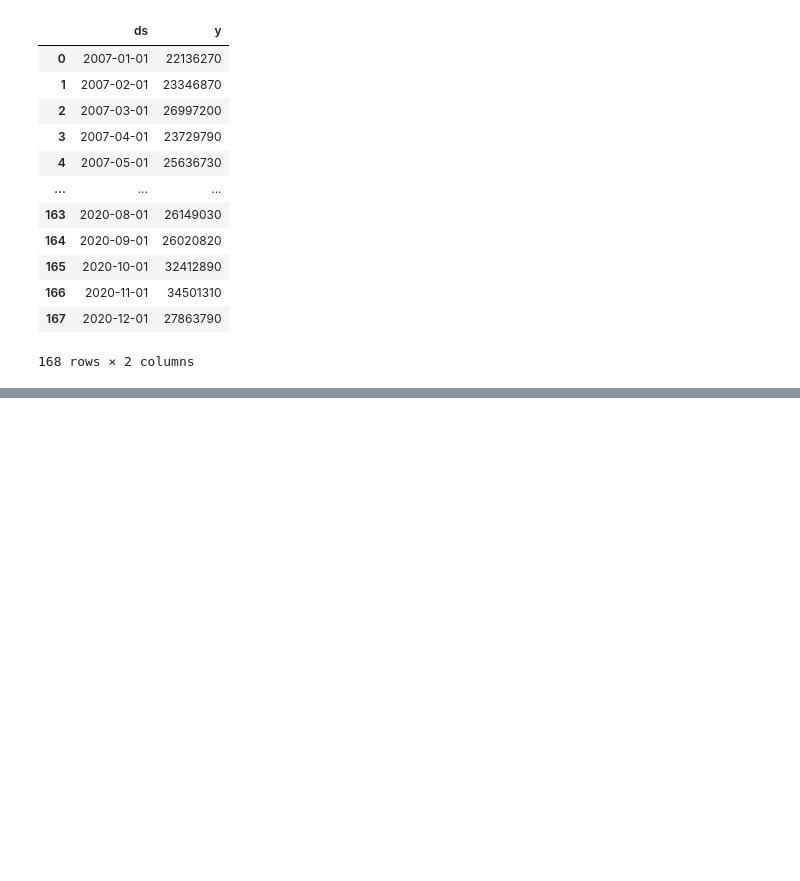
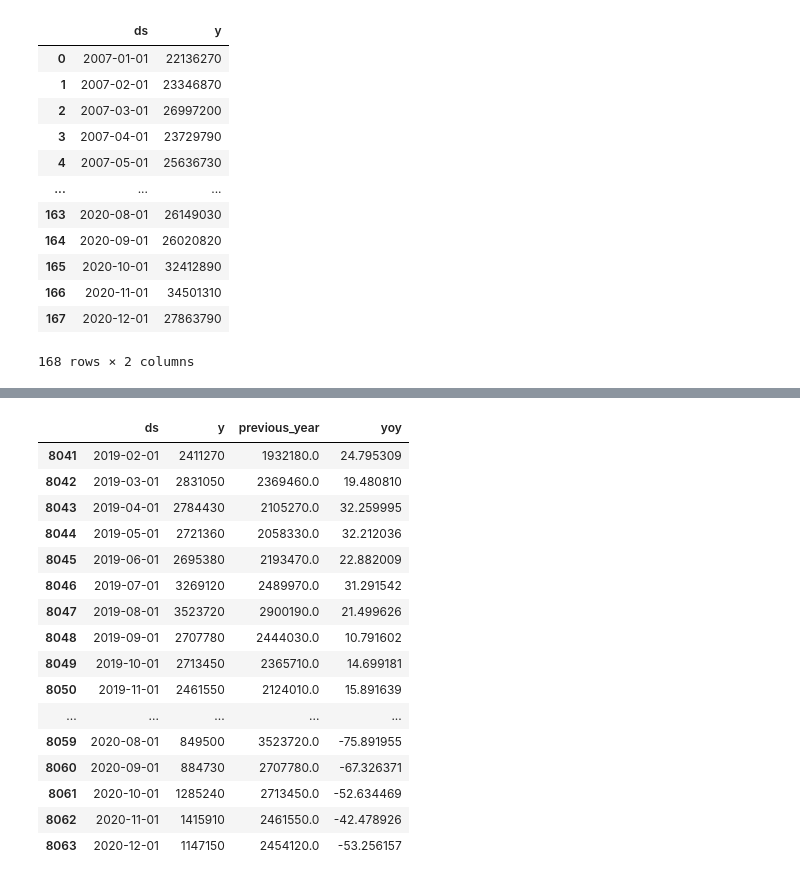
Before and after one commit to dgg32/japan_under_corona, a Jupyter notebook: accomodation.ipynb, the cells around one changed output, grey strips where cells are left out. Saved outputs shown, nothing was run; the diff lists cells and outputs as text; code cells hidden in the pictures; blank space fills up the shorter version.

```diff
--- a/accomodation.ipynb
+++ b/accomodation.ipynb
@@ -194,0 +258,26 @@ potential_loss(prediction, prophet_japan, "2020-02-01")
+# %%
+okinawa_df = accomodation[accomodation["location"] == "Okinawa"][["time", "accomodations"]]
+okinawa_df.columns = ["ds", "y"]
+okinawa_df["ds"] = pd.to_datetime(okinawa_df["ds"])
+# %%
+okinawa_df = yoy(okinawa_df)
+# %%
+okinawa_df[(okinawa_df["ds"] > "2019")]
+# %% [output]
+|  | ds | y | previous_year | yoy |
+| 8041 | 2019-02-01 | 2411270 | 1932180.0 | 24.795309 |
+| 8042 | 2019-03-01 | 2831050 | 2369460.0 | 19.480810 |
+| 8043 | 2019-04-01 | 2784430 | 2105270.0 | 32.259995 |
+| 8044 | 2019-05-01 | 2721360 | 2058330.0 | 32.212036 |
+| 8045 | 2019-06-01 | 2695380 | 2193470.0 | 22.882009 |
+| 8046 | 2019-07-01 | 3269120 | 2489970.0 | 31.291542 |
+| 8047 | 2019-08-01 | 3523720 | 2900190.0 | 21.499626 |
+| 8048 | 2019-09-01 | 2707780 | 2444030.0 | 10.791602 |
+| 8049 | 2019-10-01 | 2713450 | 2365710.0 | 14.699181 |
+| 8050 | 2019-11-01 | 2461550 | 2124010.0 | 15.891639 |
+| ... | ... | ... | ... | ... |
+| 8059 | 2020-08-01 | 849500 | 3523720.0 | -75.891955 |
+| 8060 | 2020-09-01 | 884730 | 2707780.0 | -67.326371 |
+| 8061 | 2020-10-01 | 1285240 | 2713450.0 | -52.634469 |
+| 8062 | 2020-11-01 | 1415910 | 2461550.0 | -42.478926 |
+| 8063 | 2020-12-01 | 1147150 | 2454120.0 | -53.256157 |
```
Also changed, not shown: parts of 19 cells of this notebook, 11 other files.
